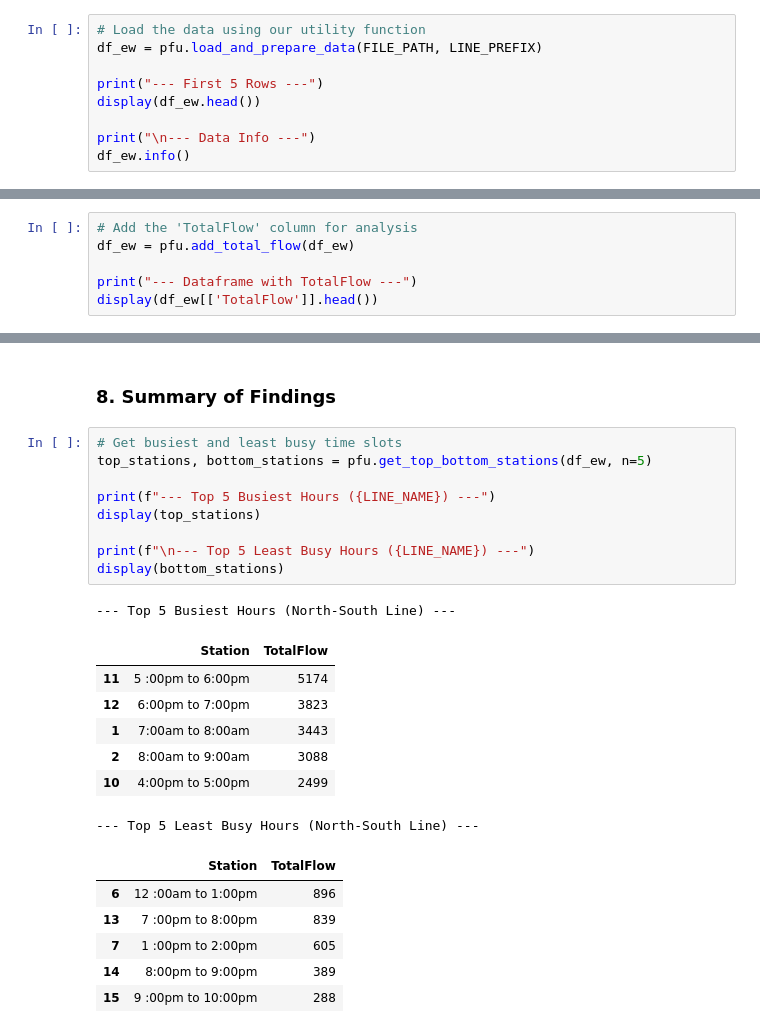
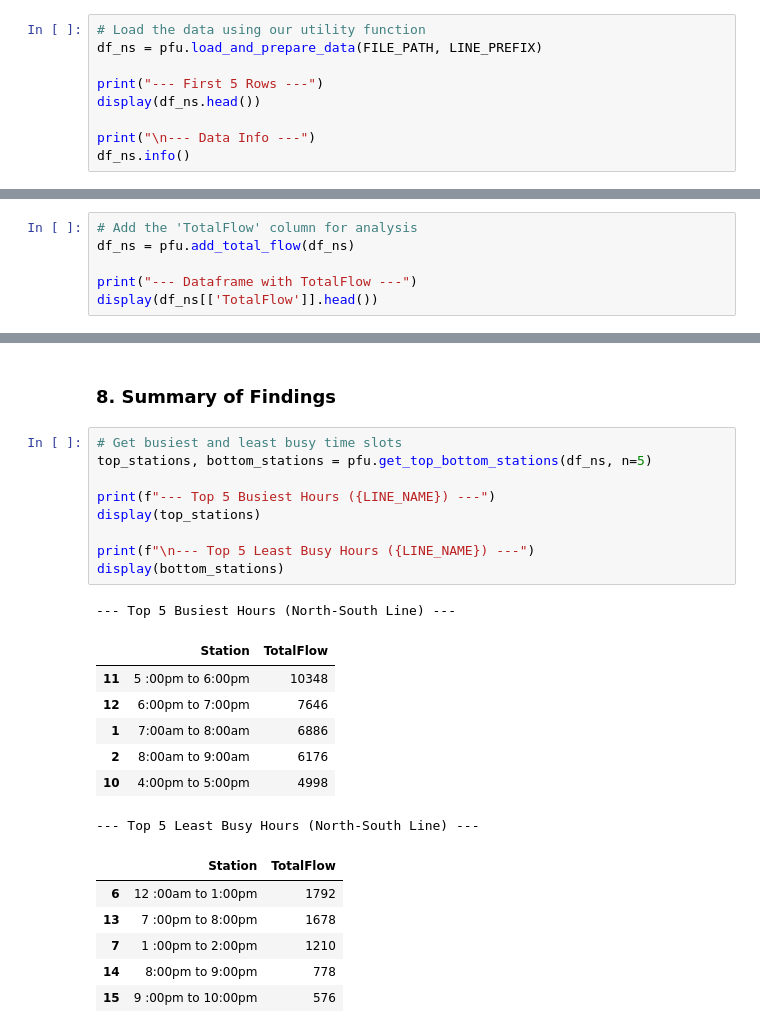
Before and after one commit to helina1abebe/Train-Passenger-Flow-Analysis, a Jupyter notebook: notebooks/NS_Line_Analysis.ipynb, the cells around one changed output, grey strips where cells are left out. Saved outputs shown, nothing was run; the diff lists cells and outputs as text.

```diff
--- a/notebooks/NS_Line_Analysis.ipynb
+++ b/notebooks/NS_Line_Analysis.ipynb
@@ -33,13 +33,13 @@ LINE_NAME = 'North-South Line'
 Load the dataset and perform an initial inspection.
 # %%
 # Load the data using our utility function
-df_ew = pfu.load_and_prepare_data(FILE_PATH, LINE_PREFIX)
+df_ns = pfu.load_and_prepare_data(FILE_PATH, LINE_PREFIX)
 
 print("--- First 5 Rows ---")
-display(df_ew.head())
+display(df_ns.head())
 
 print("\n--- Data Info ---")
-df_ew.info()
+df_ns.info()
 # %% [output]
 --- First 5 Rows ---
 |  | Station | NS6 | NS7 | NS8 | NS9 | NS10 | NS11 | NS12 | NS13 | NS14 | NS15 | ... |
@@ -107,10 +107,10 @@ Number of negative passenger counts found: 0
 Create the `TotalFlow` column to represent the total passenger volume for each time slot.
 # %%
 # Add the 'TotalFlow' column for analysis
-df_ew = pfu.add_total_flow(df_ew)
+df_ns = pfu.add_total_flow(df_ns)
 
 print("--- Dataframe with TotalFlow ---")
-display(df_ew[['TotalFlow']].head())
+display(df_ns[['TotalFlow']].head())
 # %% [output]
 --- Dataframe with TotalFlow ---
 |  | TotalFlow |
@@ -262,27 +262,27 @@ Cluster 2: ['6:00am to 7:00am', '8:00am to 9:00am', '2 :00am to 3:00pm', '4:00pm
 ### 8. Summary of Findings
 # %%
 # Get busiest and least busy time slots
-top_stations, bottom_stations = pfu.get_top_bottom_stations(df_ew, n=5)
+top_stations, bottom_stations = pfu.get_top_bottom_stations(df_ns, n=5)
 
 print(f"--- Top 5 Busiest Hours ({LINE_NAME}) ---")
 display(top_stations)
 
 print(f"\n--- Top 5 Least Busy Hours ({LINE_NAME}) ---")
 display(bottom_stations)
 # %% [output]
 --- Top 5 Busiest Hours (North-South Line) ---
 |  | Station | TotalFlow |
-| 11 | 5 :00pm to 6:00pm | 5174 |
-| 12 | 6:00pm to 7:00pm | 3823 |
-| 1 | 7:00am to 8:00am | 3443 |
-| 2 | 8:00am to 9:00am | 3088 |
-| 10 | 4:00pm to 5:00pm | 2499 |
+| 11 | 5 :00pm to 6:00pm | 10348 |
+| 12 | 6:00pm to 7:00pm | 7646 |
+| 1 | 7:00am to 8:00am | 6886 |
+| 2 | 8:00am to 9:00am | 6176 |
+| 10 | 4:00pm to 5:00pm | 4998 |
 --- Top 5 Least Busy Hours (North-South Line) ---
 |  | Station | TotalFlow |
-| 6 | 12 :00am to 1:00pm | 896 |
-| 13 | 7 :00pm to 8:00pm | 839 |
-| 7 | 1 :00pm to 2:00pm | 605 |
-| 14 | 8:00pm to 9:00pm | 389 |
-| 15 | 9 :00pm to 10:00pm | 288 |
+| 6 | 12 :00am to 1:00pm | 1792 |
+| 13 | 7 :00pm to 8:00pm | 1678 |
+| 7 | 1 :00pm to 2:00pm | 1210 |
+| 14 | 8:00pm to 9:00pm | 778 |
+| 15 | 9 :00pm to 10:00pm | 576 |
 # %%
 # Create the full summary table
```
Also changed, not shown: parts of 12 cells of this notebook.
